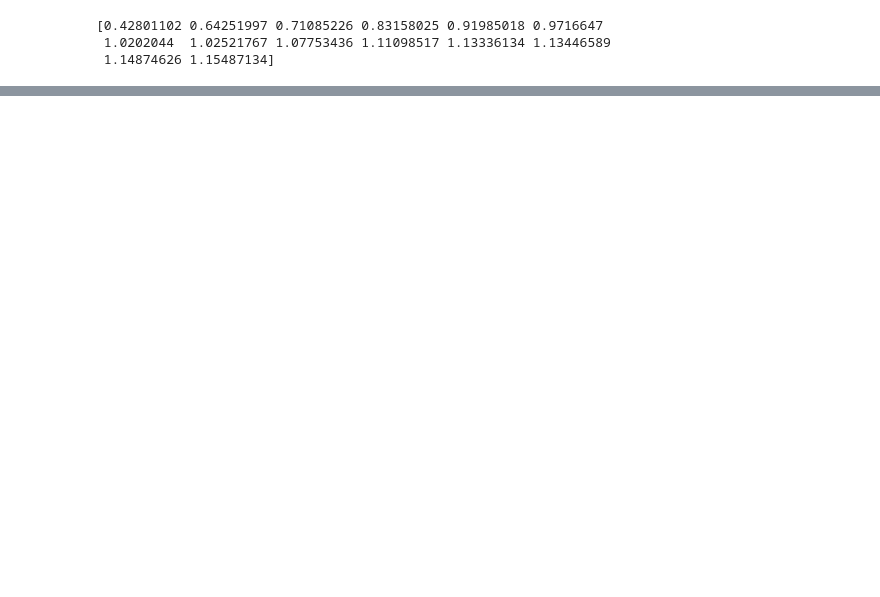
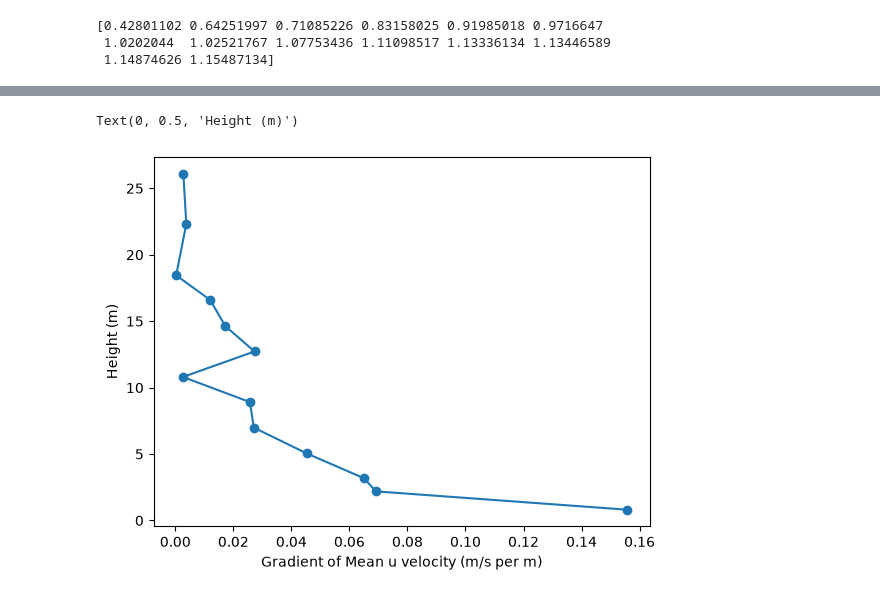
Before and after one commit to Dinojin/FSI_assignment-1, a Jupyter notebook: reynold.ipynb, the cells around one changed output, grey strips where cells are left out. Cells and saved outputs as stored; diff of their text form; code cells hidden in the pictures; blank space fills up the shorter version.

```diff
--- a/reynold.ipynb
+++ b/reynold.ipynb
@@ -140,0 +207,11 @@ plt.plot(zheights[:-1], tau_z_array, 'o-', label='Shear Stress')
+# %%
+checkray = np.zeros(len(filenames)-1)
+for i in range(len(filenames) - 1):
+    checkray[i] = mu * (avgu_array[i+1] - avgu_array[i]) / (zheights[i+1] - zheights[i])
+plt.plot(checkray, zheights[:-1], 'o-')
+# plt.plot(tau_array, zheights[:], 's-', label='Total Shear Stress')
+plt.xlabel('Gradient of Mean u velocity (m/s per m)')
+plt.ylabel('Height (m)')
+# %% [output]
+Text(0, 0.5, 'Height (m)')
+[figure, added]
```
Also changed, not shown: parts of 7 cells of this notebook.
